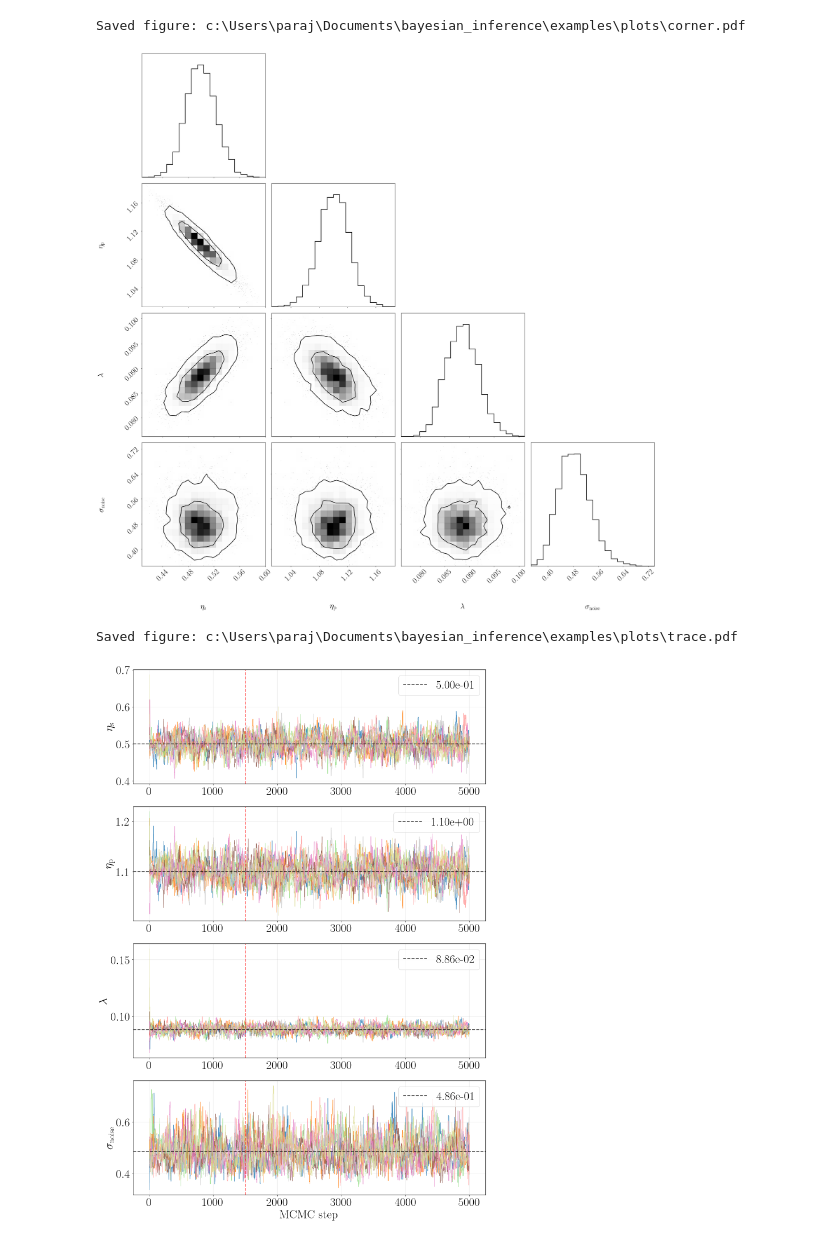
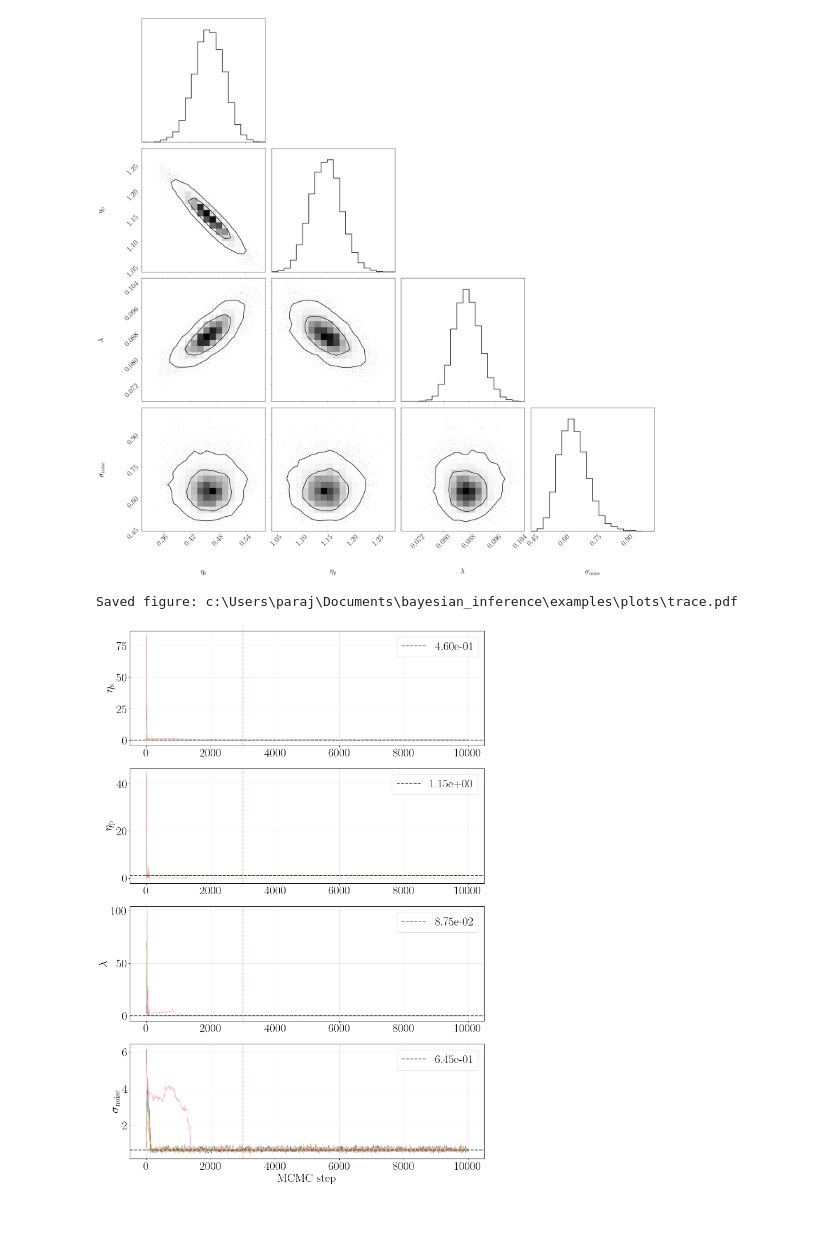
Before and after one commit to parajal/bayesian_inference_particle, a Jupyter notebook: examples/nonlinear_viscoelastic.ipynb, the cells around one changed output. Drawn from its saved outputs; the diff is of its cells as text; code cells hidden in the pictures.

```diff
--- a/examples/nonlinear_viscoelastic.ipynb
+++ b/examples/nonlinear_viscoelastic.ipynb
@@ -16,13 +16,13 @@ model = InferenceProcedure(
     t_unload=0.2,
     sigma_noise_percent=2.0,
     sigma_bias = None,
-    nsteps=5000,
+    nsteps=10000,
     thin_factor=10)
 
 model.load_data("data/nonlinear_viscoelastic/1024pi.out")
 model.plot_data(theta_true=[0.5, 0.9, 0.1])
 model.plot_prior()
-model.run_mcmc(init_method="kmeans")
+model.run_mcmc(init_method="kmeans", warmup = False)
 model.plot_results()
 # %% [output]
 Loaded 1024pi.out: angle=0.0°, Fx=3.217e+03, Fy=0.000e+00, components=x, n_points=51
@@ -77,4 +67,3 @@ Saved figure: c:\Users\paraj\Documents\bayesian_inference\examples\plots\posteri
+[figure, new version]
-Saved figure: c:\Users\paraj\Documents\bayesian_inference\examples\plots\corner.pdf
+Saved figure: c:\Users\paraj\Documents\bayesian_inference\examples\plots\trace.pdf
-[figure, old version]
-Saved figure: c:\Users\paraj\Documents\bayesian_inference\examples\plots\trace.pdf
-[figure, old version]
+[figure, new version]
```
Also changed, not shown: parts of 1 cell of this notebook, 23 other files.
